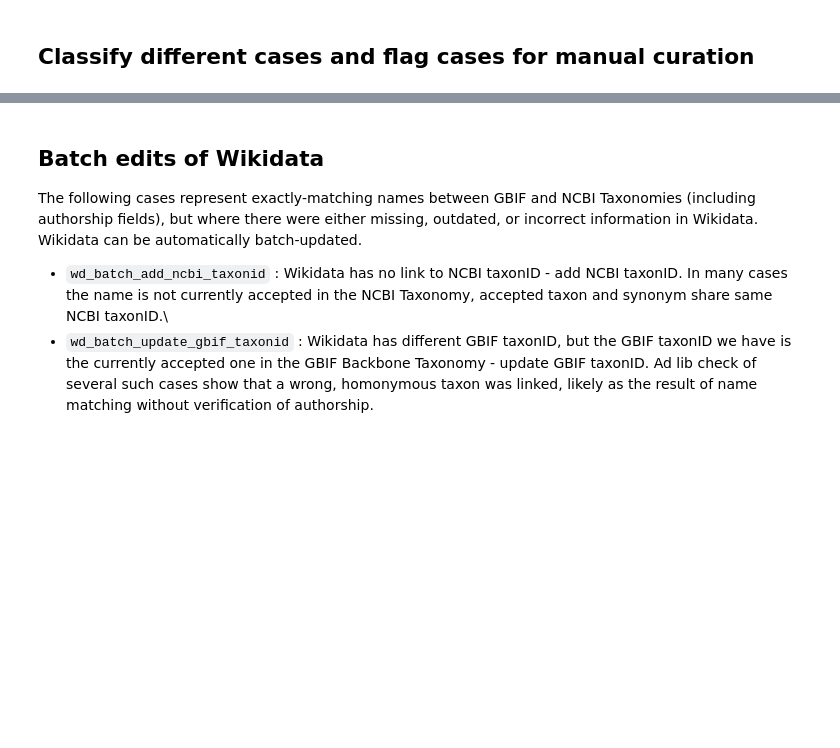
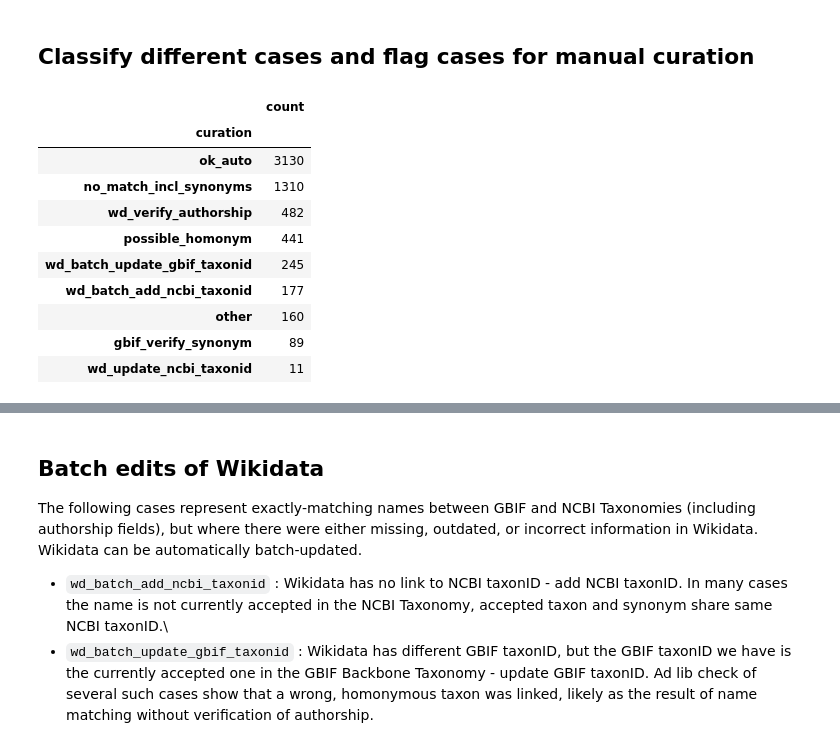
Before and after one commit to monagrland/taxo-harmo, a Jupyter notebook: compare-names.ipynb, the cells around one changed output, grey strips where cells are left out. Cells and saved outputs as stored; diff of their text form; code cells hidden in the pictures; blank space fills up the shorter version.

```diff
--- a/compare-names.ipynb
+++ b/compare-names.ipynb
@@ -657,3 +656,17 @@ df.loc[
+# %%
+df['curation'].value_counts().to_frame()
+# %% [output]
+|  | count |
+| curation |  |
+| ok_auto | 3130 |
+| no_match_incl_synonyms | 1310 |
+| wd_verify_authorship | 482 |
+| possible_homonym | 441 |
+| wd_batch_update_gbif_taxonid | 245 |
+| wd_batch_add_ncbi_taxonid | 177 |
+| other | 160 |
+| gbif_verify_synonym | 89 |
+| wd_update_ncbi_taxonid | 11 |
 # %%
 df.groupby('status')['curation'].value_counts().to_frame()
 # %% [output]
```
Also changed, not shown: parts of 13 cells of this notebook, 3 other files.
